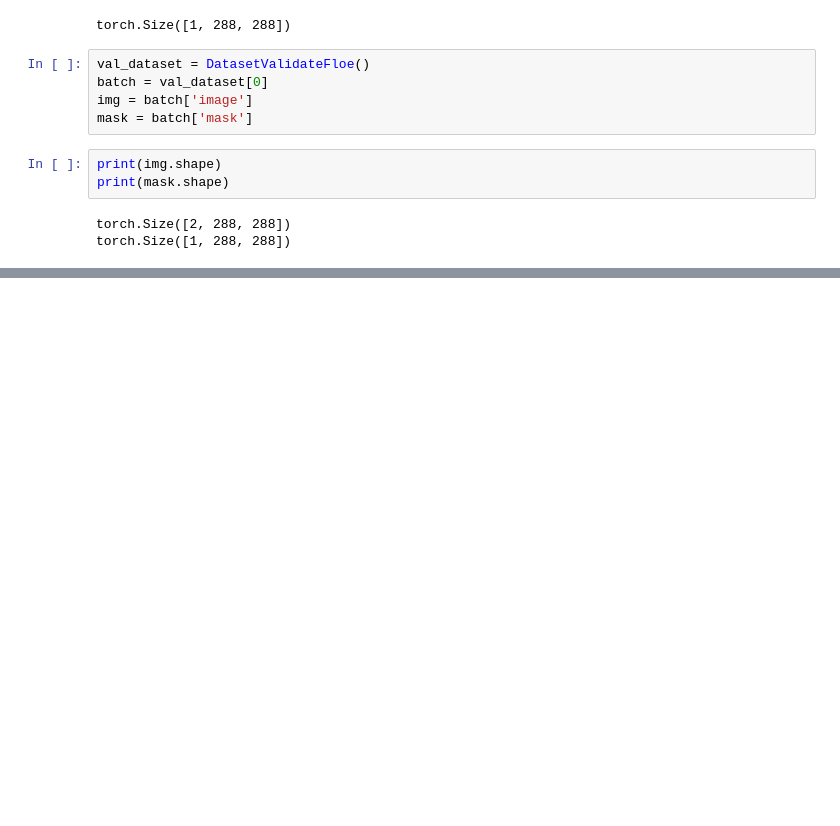
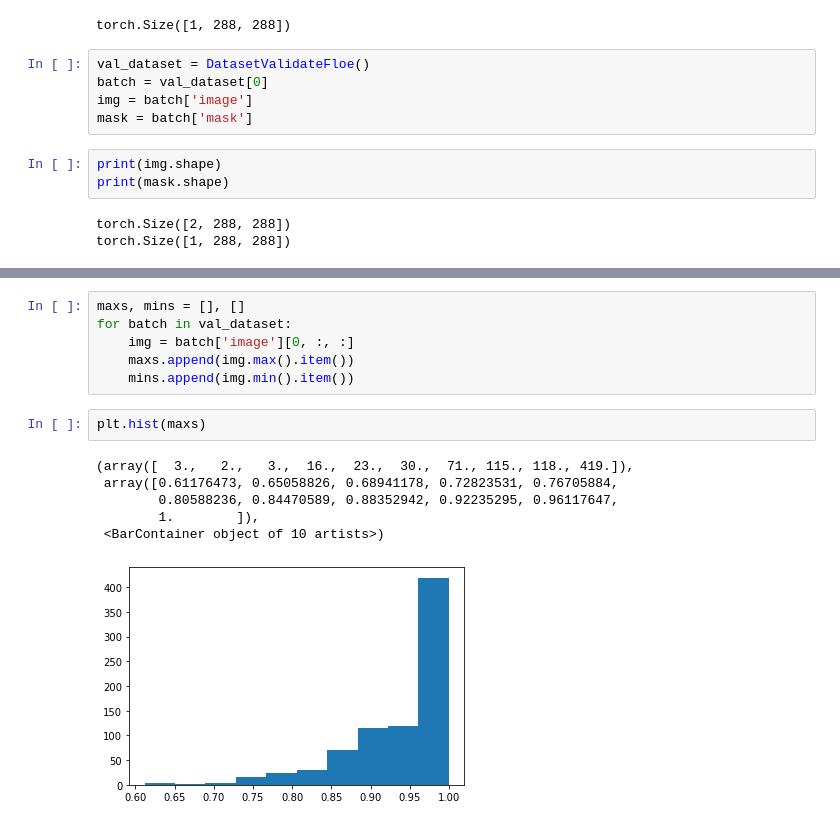
Before and after one commit to dansola/PGA-Net, a Jupyter notebook: notebooks/test_floe_loader.ipynb, the cells around one changed output, grey strips where cells are left out. Drawn from its saved outputs; the diff is of its cells as text; blank space fills up the shorter version.

```diff
--- a/notebooks/test_floe_loader.ipynb
+++ b/notebooks/test_floe_loader.ipynb
@@ -51,0 +57,15 @@ torch.Size([1, 288, 288])
+# %%
+maxs, mins = [], []
+for batch in val_dataset:
+    img = batch['image'][0, :, :]
+    maxs.append(img.max().item())
+    mins.append(img.min().item())
+# %%
+plt.hist(maxs)
+# %% [output]
+(array([  3.,   2.,   3.,  16.,  23.,  30.,  71., 115., 118., 419.]),
+ array([0.61176473, 0.65058826, 0.68941178, 0.72823531, 0.76705884,
+        0.80588236, 0.84470589, 0.88352942, 0.92235295, 0.96117647,
+        1.        ]),
+ <BarContainer object of 10 artists>)
+[figure, added]
```
Also changed, not shown: parts of 12 cells of this notebook, 57 other files.
